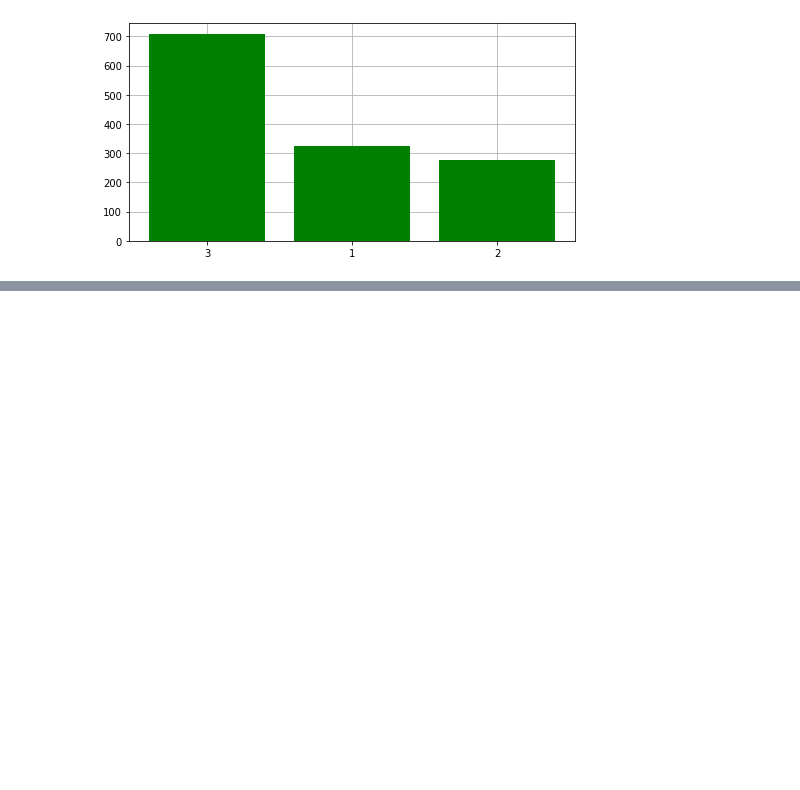
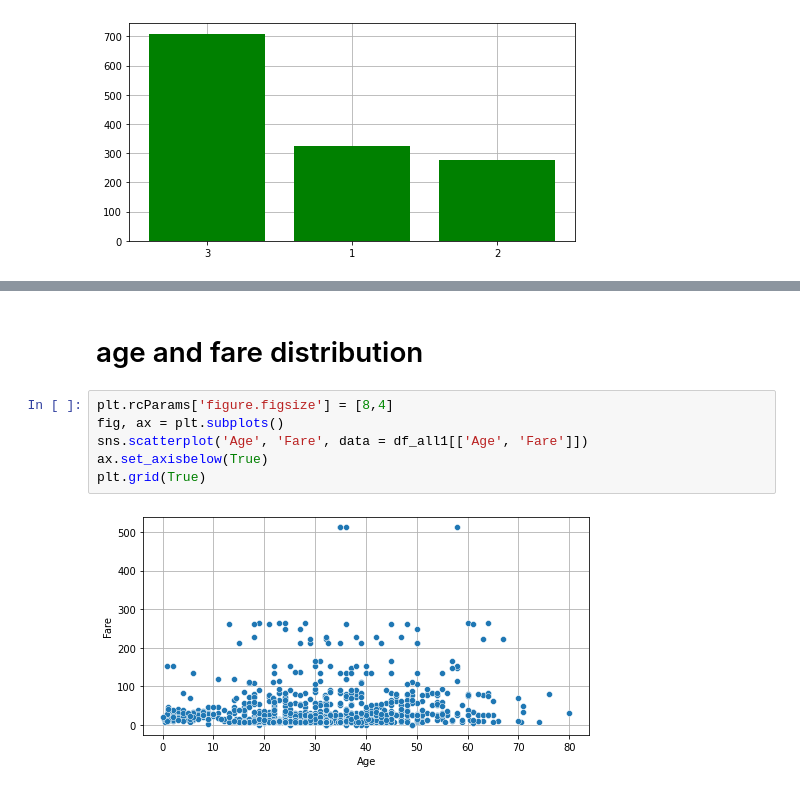
Before and after one commit to Chulwoong-Oh/ML01, a Jupyter notebook: titanic_r1.ipynb, the cells around one changed output, grey strips where cells are left out. Drawn from its saved outputs; the diff is of its cells as text; blank space fills up the shorter version.

```diff
--- a/titanic_r1.ipynb
+++ b/titanic_r1.ipynb
@@ -275,0 +295,10 @@ plt.grid(True)
+# %% [markdown]
+# age and fare distribution
+# %%
+plt.rcParams['figure.figsize'] = [8,4]
+fig, ax = plt.subplots()
+sns.scatterplot('Age', 'Fare', data = df_all1[['Age', 'Fare']])
+ax.set_axisbelow(True)
+plt.grid(True)
+# %% [output]
+[figure, added]
```
Also changed, not shown: parts of 19 cells of this notebook, 1 other file.
